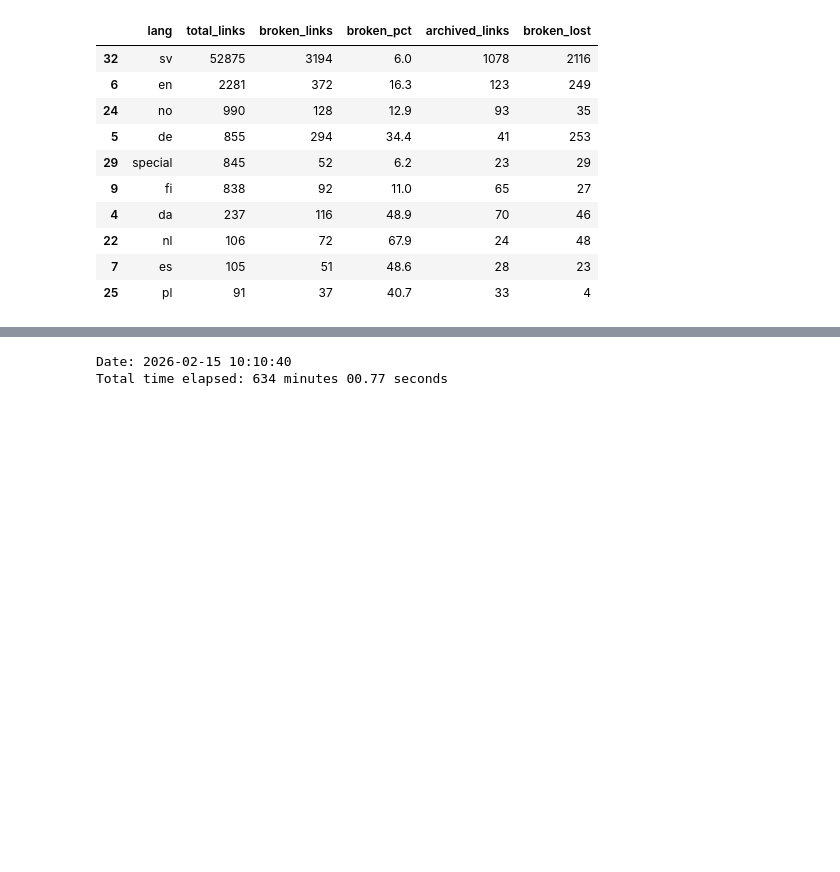
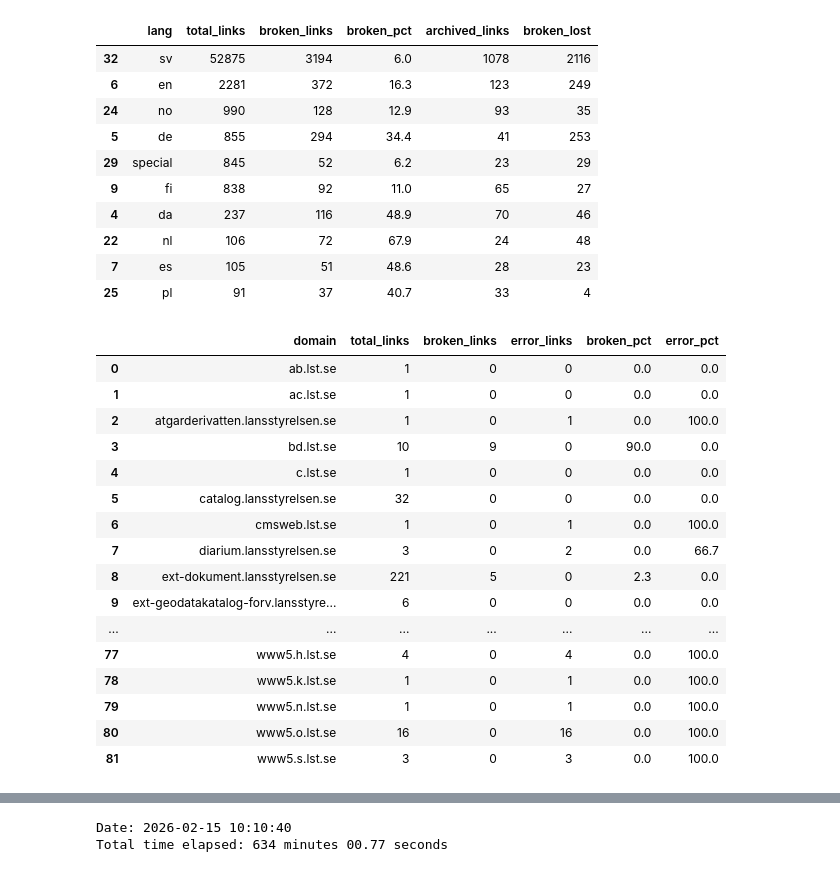
Before and after one commit to salgo60/SCB-Wikidata, a Jupyter notebook: notebook/lansstyrelsen_68.ipynb, the cells around one changed output, grey strips where cells are left out. Drawn from its saved outputs; the diff is of its cells as text; code cells hidden in the pictures; blank space fills up the shorter version.

```diff
--- a/notebook/lansstyrelsen_68.ipynb
+++ b/notebook/lansstyrelsen_68.ipynb
@@ -930,6 +925,26 @@ domain_stats["broken_pct"] = (
 domain_stats["error_pct"] = (
     100 * domain_stats["error_links"] / domain_stats["total_links"]
 ).round(1)
+# %%
+domain_stats
+# %% [output]
+|  | domain | total_links | broken_links | error_links | broken_pct | error_pct |
+| 0 | ab.lst.se | 1 | 0 | 0 | 0.0 | 0.0 |
+| 1 | ac.lst.se | 1 | 0 | 0 | 0.0 | 0.0 |
+| 2 | atgarderivatten.lansstyrelsen.se | 1 | 0 | 1 | 0.0 | 100.0 |
+| 3 | bd.lst.se | 10 | 9 | 0 | 90.0 | 0.0 |
+| 4 | c.lst.se | 1 | 0 | 0 | 0.0 | 0.0 |
+| 5 | catalog.lansstyrelsen.se | 32 | 0 | 0 | 0.0 | 0.0 |
+| 6 | cmsweb.lst.se | 1 | 0 | 1 | 0.0 | 100.0 |
+| 7 | diarium.lansstyrelsen.se | 3 | 0 | 2 | 0.0 | 66.7 |
+| 8 | ext-dokument.lansstyrelsen.se | 221 | 5 | 0 | 2.3 | 0.0 |
+| 9 | ext-geodatakatalog-forv.lansstyre... | 6 | 0 | 0 | 0.0 | 0.0 |
+| ... | ... | ... | ... | ... | ... | ... |
+| 77 | www5.h.lst.se | 4 | 0 | 4 | 0.0 | 100.0 |
+| 78 | www5.k.lst.se | 1 | 0 | 1 | 0.0 | 100.0 |
+| 79 | www5.n.lst.se | 1 | 0 | 1 | 0.0 | 100.0 |
+| 80 | www5.o.lst.se | 16 | 0 | 16 | 0.0 | 100.0 |
+| 81 | www5.s.lst.se | 3 | 0 | 3 | 0.0 | 100.0 |
 # %%
 status_counts = df["status"].value_counts()
 
```
Also changed, not shown: parts of 10 cells of this notebook, 10 other files.
